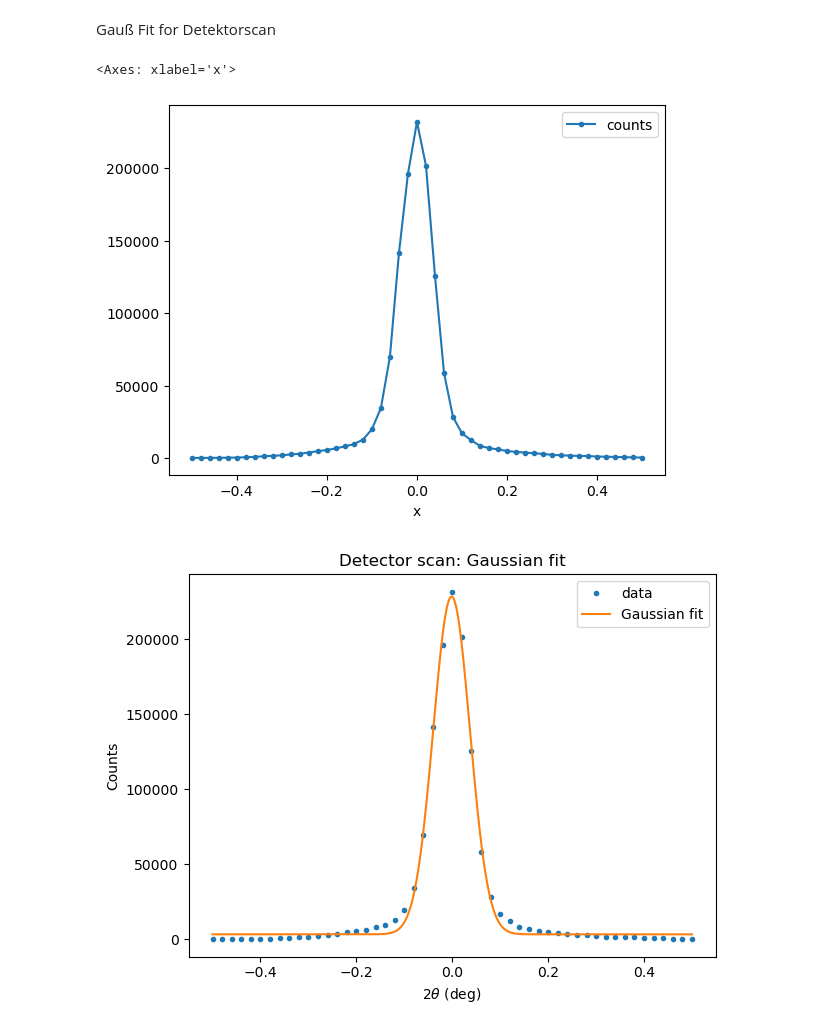
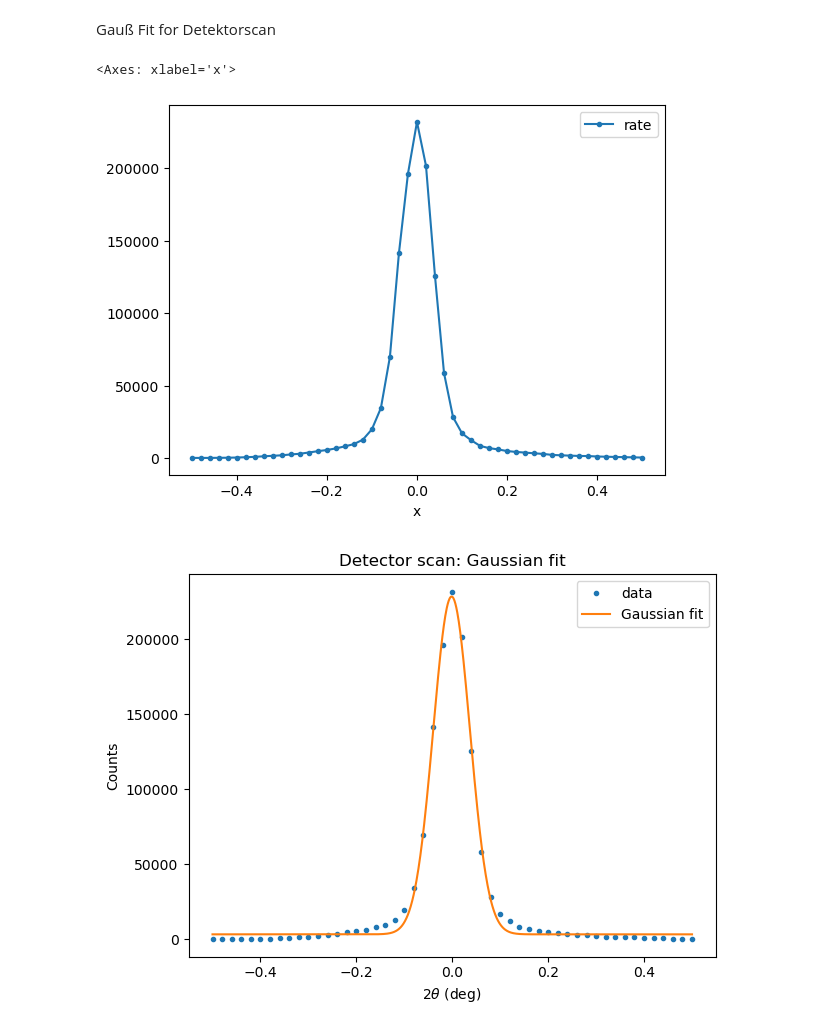
Before and after one commit to smsnfi12/Master-Praktikum, a Jupyter notebook: V44_Reflectrometry/analysis.ipynb, the cells around one changed output. Drawn from its saved outputs; the diff is of its cells as text; code cells hidden in the pictures.

```diff
--- a/V44_Reflectrometry/analysis.ipynb
+++ b/V44_Reflectrometry/analysis.ipynb
@@ -213,11 +213,15 @@ _TIMESTARTED = 2.000000
 _WL_UNIT = A
 # %% [markdown]
 Gauß Fit for Detektorscan
+# %%
+t_det = 1.0
+df_det = df_det.copy()
+df_det["rate"] = df_det["counts"] / t_det
 # %%
-df_det.sort_values("x").plot(x="x", y="counts", style=".-")
+df_det.sort_values("x").plot(x="x", y="rate", style=".-")
 # %% [output]
 <Axes: xlabel='x'>
-[figure, old version]
+[figure, new version]
 # %%
 
 df_det_s = df_det.sort_values("x")
```
Also changed, not shown: parts of 19 cells of this notebook, 1 other file.
